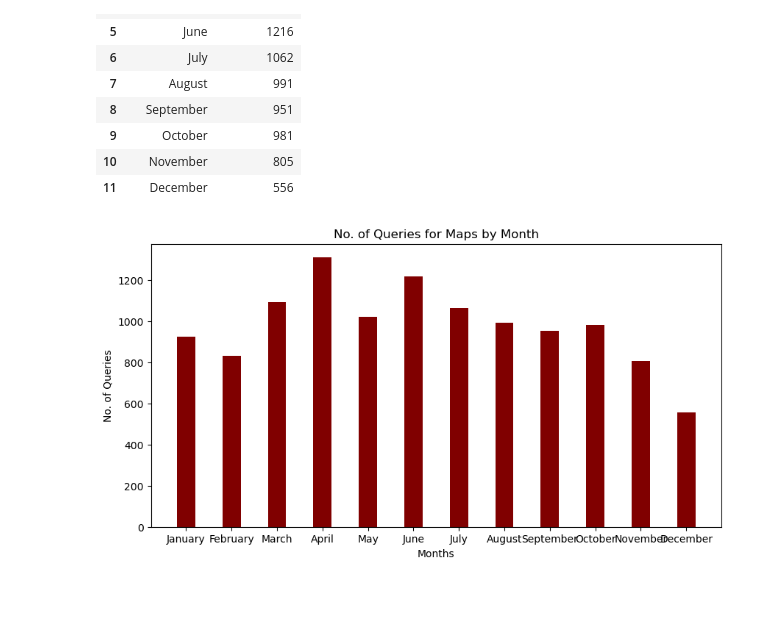
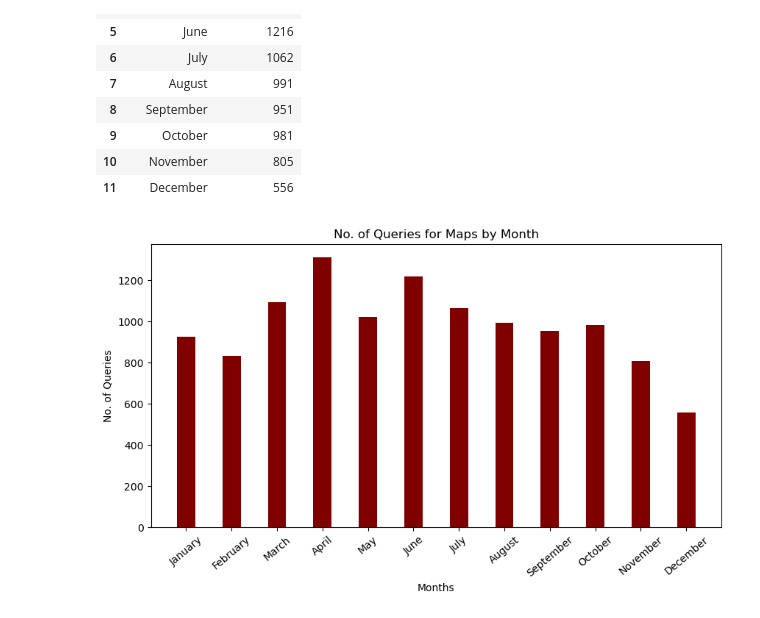
Before and after one commit to NSS-Data-Analytics-Cohort-10/api-JEmmonsJR, a Jupyter notebook: notebooks/socrata_api.ipynb, the cells around one changed output. Saved outputs shown, nothing was run; the diff lists cells and outputs as text; code cells hidden in the pictures.

Commit message:
Fixed graph

```diff
--- a/notebooks/socrata_api.ipynb
+++ b/notebooks/socrata_api.ipynb
@@ -212,14 +212,15 @@ count_df
 # %%
 months = list(count_df.month_name)
 queries = list(count_df.query_count)
 
 fig = plt.figure(figsize = (10, 5))
 plt.bar(months, queries, color ='maroon',
         width = 0.4)
 
 plt.xlabel("Months")
 plt.ylabel("No. of Queries")
+plt.xticks(rotation=40)
 plt.title("No. of Queries for Maps by Month")
 plt.show()
 # %% [output]
-[figure, old version]
+[figure, new version]
```
